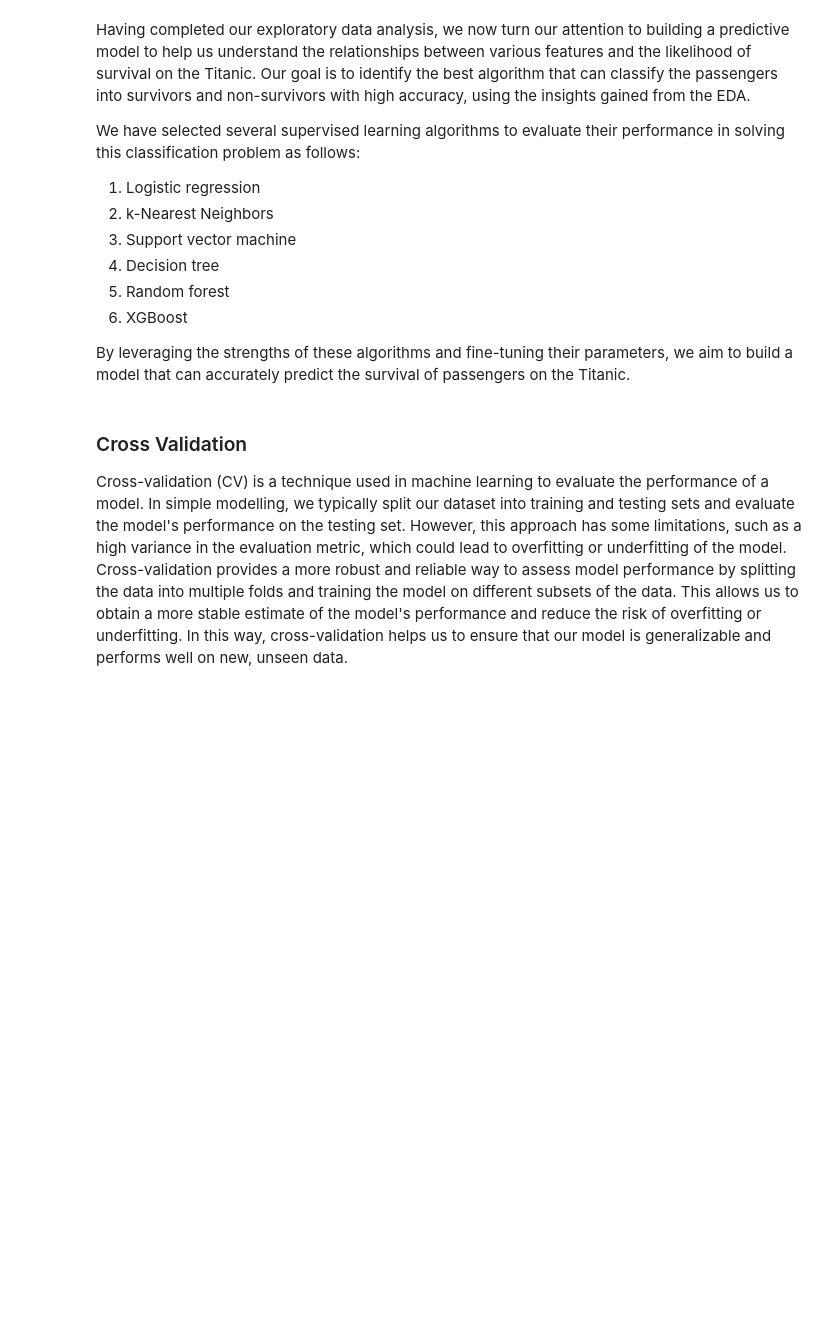
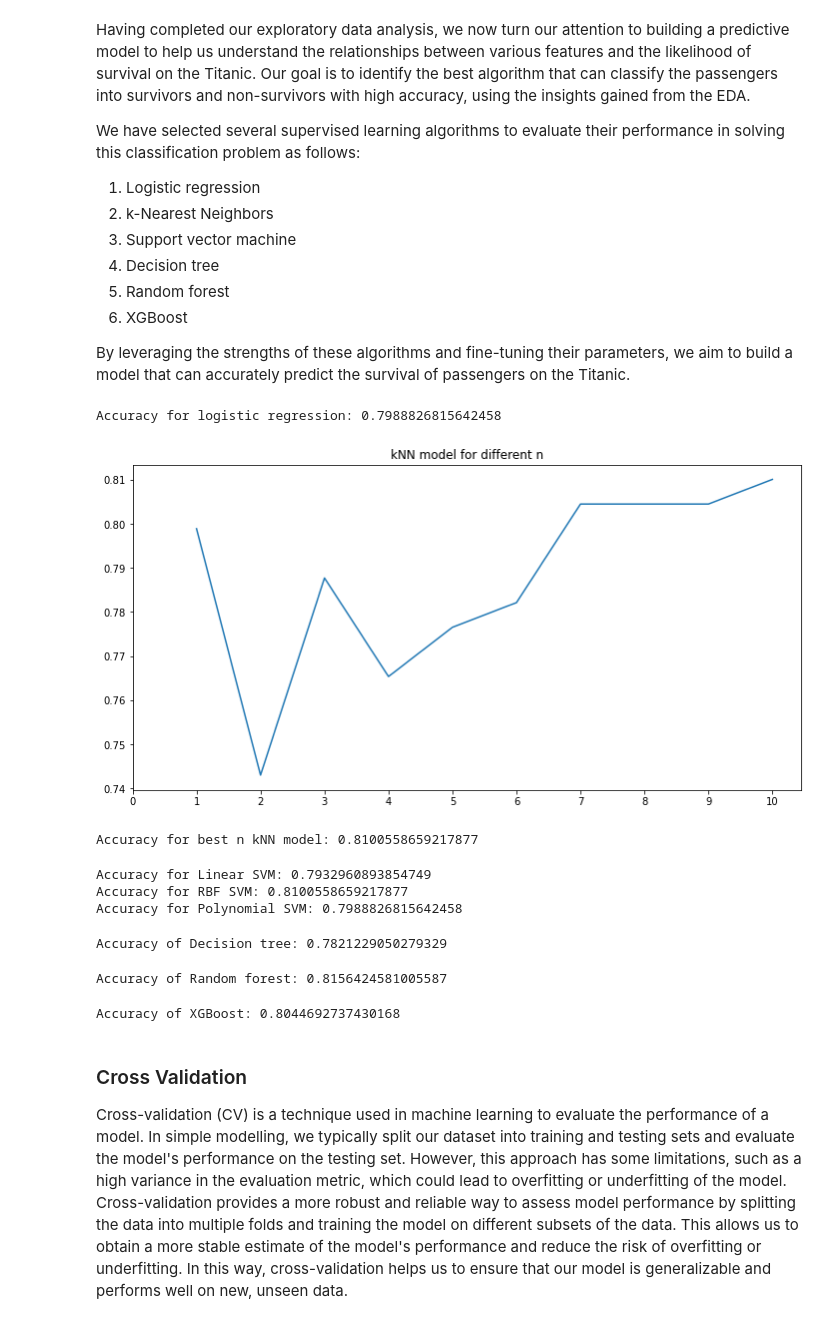
Before and after one commit to fengqingg/Titanic, a Jupyter notebook: titanic-machine-learning.ipynb, the cells around one changed output. Saved outputs shown, nothing was run; the diff lists cells and outputs as text; code cells hidden in the pictures; blank space fills up the shorter version.

```diff
--- a/titanic-machine-learning.ipynb
+++ b/titanic-machine-learning.ipynb
@@ -69,8 +69,8 @@ from sklearn.model_selection import GridSearchCV
 from sklearn.model_selection import KFold
 # %%
 # Loading train data and test data
-train_df = pd.read_csv('/kaggle/input/titanic/train.csv')
-test_df = pd.read_csv('/kaggle/input/titanic/test.csv')
+train_df = pd.read_csv('train.csv')
+test_df = pd.read_csv('test.csv')
 # %% [markdown]
 <a id="section-two"></a>
 ## Exploratory Data Analysis (EDA)
@@ -361,23 +513,31 @@ lr_pred = lrmodel.predict(X_test)
 # Accuracy of logistic regression model
 lr_acc = accuracy_score(y_test,lr_pred)
 print("Accuracy for logistic regression:", lr_acc)
+# %% [output]
+Accuracy for logistic regression: 0.7988826815642458
 # %%
 # Fit k_Nearest Neighbors and predict for different n neighbors
-knn_index=list(range(1,11))
-knn=pd.Series(dtype=float)
-x=[0,1,2,3,4,5,6,7,8,9,10]
-for i in list(range(1,11)):
-    knnmodel=KNeighborsClassifier(n_neighbors=i)
-    knnmodel.fit(X_train,y_train)
-    knn_pred=knnmodel.predict(X_test)
-    knn=knn.append(pd.Series(accuracy_score(knn_pred,y_test)))
+knn_index = list(range(1, 11))
+knn = pd.Series(dtype=float)
+x = [0, 1, 2, 3, 4, 5, 6, 7, 8, 9, 10]
+knn_lst = []
+for i in list(range(1, 11)):
+    knnmodel = KNeighborsClassifier(n_neighbors=i)
+    knnmodel.fit(X_train, y_train)
+    knn_pred = knnmodel.predict(X_test)
+    knn_lst.append(accuracy_score(knn_pred, y_test))
 
-plt.figure(figsize=(12,6))
+knn = pd.concat([knn, pd.Series(knn_lst)])
+
+plt.figure(figsize=(12, 6))
 plt.plot(knn_index, knn)
 plt.xticks(x)
 plt.title("kNN model for different n")
 plt.show()
-print('Accuracy for best n kNN model:' ,knn.values.max())
+print('Accuracy for best n kNN model:' , knn.values.max())
+# %% [output]
+[figure, added]
+Accuracy for best n kNN model: 0.8100558659217877
 # %%
 # Fit support vector machine and predict
 
@@ -404,6 +564,10 @@ polysvm_acc = accuracy_score(y_test,polysvm_pred)
 print("Accuracy for Linear SVM:", lsvm_acc)
 print("Accuracy for RBF SVM:", rbfsvm_acc)
 print("Accuracy for Polynomial SVM:", polysvm_acc)
+# %% [output]
+Accuracy for Linear SVM: 0.7932960893854749
+Accuracy for RBF SVM: 0.8100558659217877
+Accuracy for Polynomial SVM: 0.7988826815642458
 # %%
 # Decision tree
 treemodel = DecisionTreeClassifier()
@@ -413,6 +577,8 @@ treemodel_pred = treemodel.predict(X_test)
 # Accuracy of Decision tree
 treemodel_acc = accuracy_score(y_test,treemodel_pred)
 print("Accuracy of Decision tree:", treemodel_acc)
+# %% [output]
+Accuracy of Decision tree: 0.7821229050279329
 # %%
 # Random forest
 forestmodel = RandomForestClassifier()
@@ -422,6 +588,8 @@ forestmodel_pred = forestmodel.predict(X_test)
 # Accuracy of Random forest
 forestmodel_acc = accuracy_score(y_test,forestmodel_pred)
 print("Accuracy of Random forest:", forestmodel_acc)
+# %% [output]
+Accuracy of Random forest: 0.8156424581005587
 # %%
 # XGBoost
 XGBmodel = XGBClassifier(n_estimators=100, early_stopping_rounds=5)
@@ -431,6 +599,8 @@ XGBmodel_pred = XGBmodel.predict(X_test)
 # Accuracy of XGBoost
 XGBmodel_acc = accuracy_score(y_test,XGBmodel_pred)
 print("Accuracy of XGBoost:", XGBmodel_acc)
+# %% [output]
+Accuracy of XGBoost: 0.8044692737430168
 # %% [markdown]
 <a id="subsection-five"></a>
 ### Cross Validation
```
Also changed, not shown: parts of 23 cells of this notebook, 4 other files.
